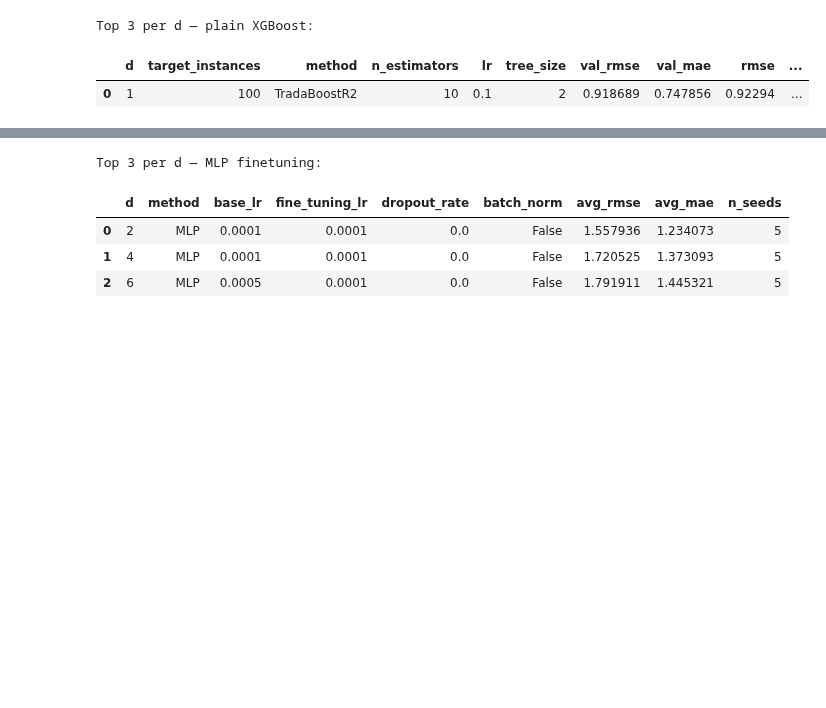
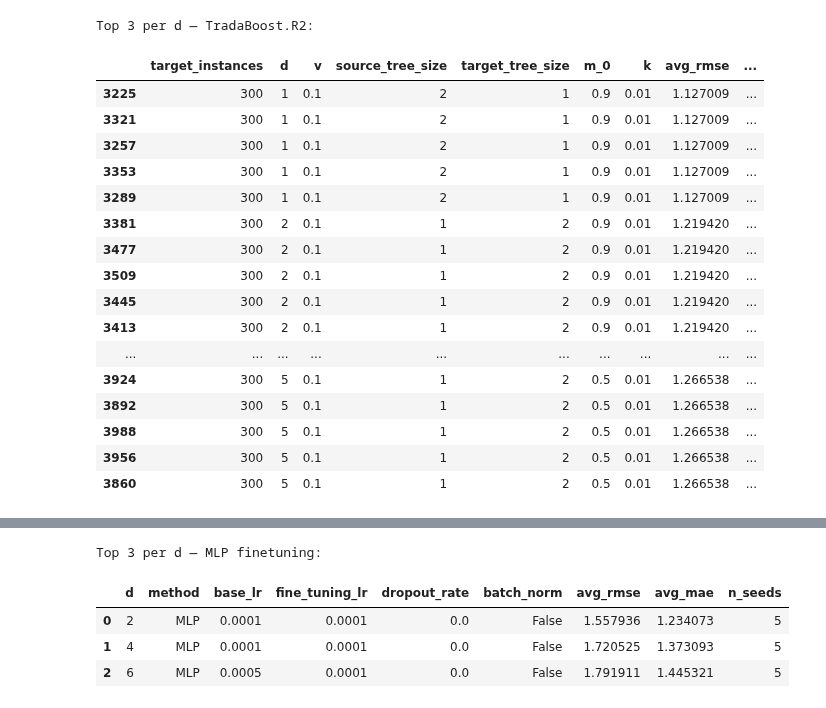
Before and after one commit to DageBjorne/transfertreeboost, a Jupyter notebook: experiments/viz.ipynb, the cells around one changed output, grey strips where cells are left out. Drawn from its saved outputs; the diff is of its cells as text; code cells hidden in the pictures; blank space fills up the shorter version.

```diff
--- a/experiments/viz.ipynb
+++ b/experiments/viz.ipynb
@@ -35,16 +24,29 @@ def topk_per_d_per_method(data, param_cols, k=3):
 # %%
 top3_tradaboost = topk_per_d_per_method(
-    f'results/tradaboost_ablation_friedman.csv',
-    param_cols=['d','target_instances' ,'method' ,'n_estimators', 'lr', 'tree_size', 'val_rmse','val_mae','rmse','mae'],
-    k=1
+    f'../results/LSTransferTreeBoost_ablation_friedman.csv'
 )
 
 
 
-print("Top 3 per d — plain XGBoost:\n")
-top3_tradaboost
+print("Top 3 per d — TradaBoost.R2:\n")
+top3_tradaboost[0:50]
 # %% [output]
-Top 3 per d — plain XGBoost:
+Top 3 per d — TradaBoost.R2:
-|  | d | target_instances | method | n_estimators | lr | tree_size | val_rmse | val_mae | rmse | ... |
-| 0 | 1 | 100 | TradaBoostR2 | 10 | 0.1 | 2 | 0.918689 | 0.747856 | 0.92294 | ... |
+|  | target_instances | d | v | source_tree_size | target_tree_size | m_0 | k | avg_rmse | ... |
+| 3225 | 300 | 1 | 0.1 | 2 | 1 | 0.9 | 0.01 | 1.127009 | ... |
+| 3321 | 300 | 1 | 0.1 | 2 | 1 | 0.9 | 0.01 | 1.127009 | ... |
+| 3257 | 300 | 1 | 0.1 | 2 | 1 | 0.9 | 0.01 | 1.127009 | ... |
+| 3353 | 300 | 1 | 0.1 | 2 | 1 | 0.9 | 0.01 | 1.127009 | ... |
+| 3289 | 300 | 1 | 0.1 | 2 | 1 | 0.9 | 0.01 | 1.127009 | ... |
+| 3381 | 300 | 2 | 0.1 | 1 | 2 | 0.9 | 0.01 | 1.219420 | ... |
+| 3477 | 300 | 2 | 0.1 | 1 | 2 | 0.9 | 0.01 | 1.219420 | ... |
+| 3509 | 300 | 2 | 0.1 | 1 | 2 | 0.9 | 0.01 | 1.219420 | ... |
+| 3445 | 300 | 2 | 0.1 | 1 | 2 | 0.9 | 0.01 | 1.219420 | ... |
+| 3413 | 300 | 2 | 0.1 | 1 | 2 | 0.9 | 0.01 | 1.219420 | ... |
+| ... | ... | ... | ... | ... | ... | ... | ... | ... | ... |
+| 3924 | 300 | 5 | 0.1 | 1 | 2 | 0.5 | 0.01 | 1.266538 | ... |
+| 3892 | 300 | 5 | 0.1 | 1 | 2 | 0.5 | 0.01 | 1.266538 | ... |
+| 3988 | 300 | 5 | 0.1 | 1 | 2 | 0.5 | 0.01 | 1.266538 | ... |
+| 3956 | 300 | 5 | 0.1 | 1 | 2 | 0.5 | 0.01 | 1.266538 | ... |
+| 3860 | 300 | 5 | 0.1 | 1 | 2 | 0.5 | 0.01 | 1.266538 | ... |
 # %%
```
Also changed, not shown: parts of 2 cells of this notebook.
